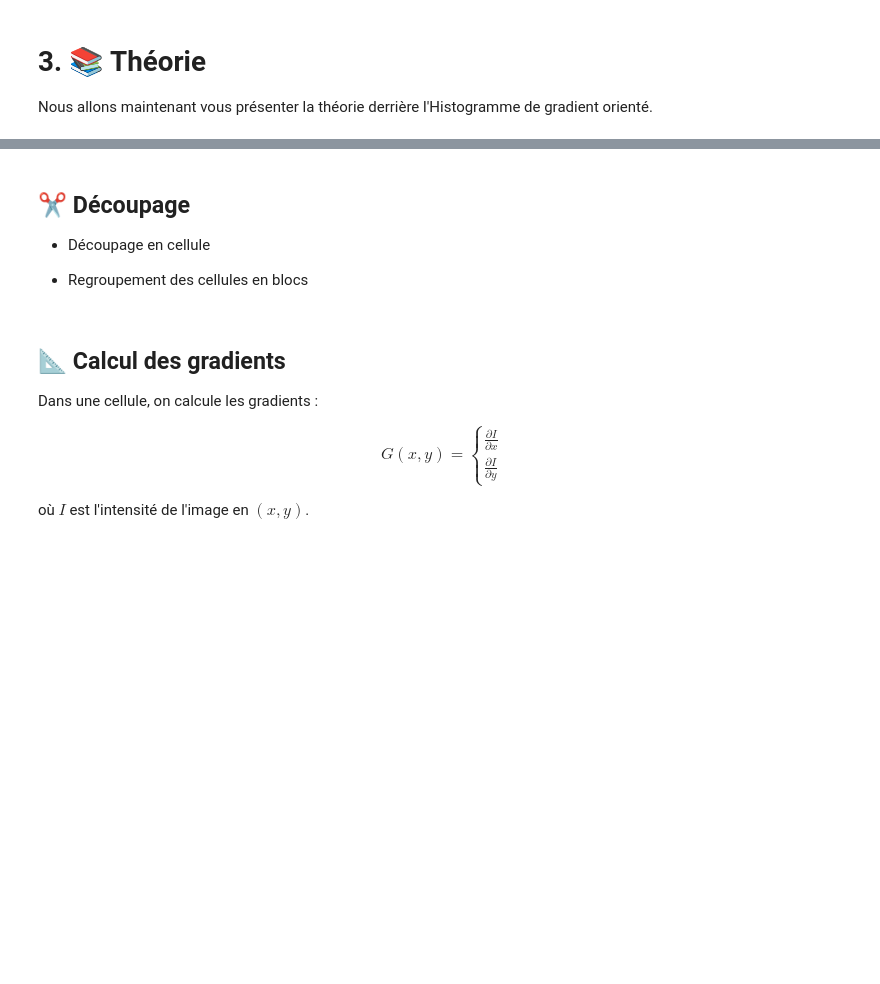
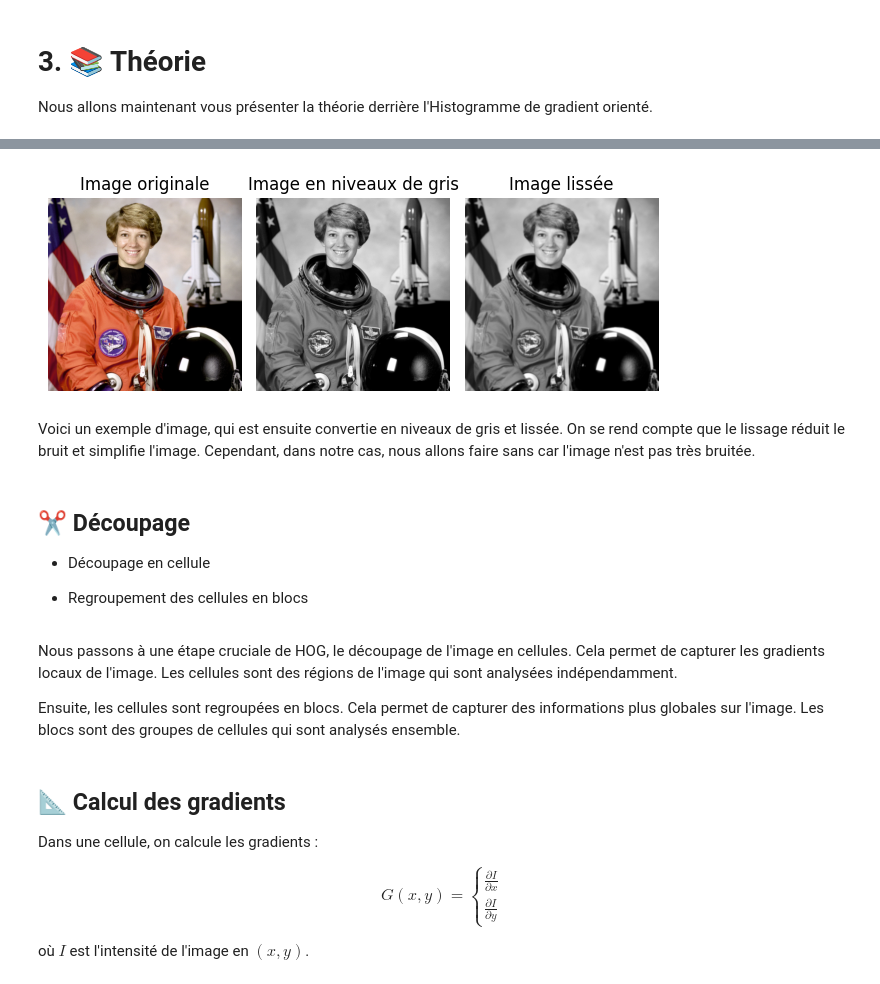
Before and after one commit to AlixANNERAUD/Histogram_of_oriented_gradients_presentation, a Jupyter notebook: Presentation.ipynb, the cells around one changed output, grey strips where cells are left out. Saved outputs shown, nothing was run; the diff lists cells and outputs as text; code cells hidden in the pictures; blank space fills up the shorter version.

```diff
--- a/Presentation.ipynb
+++ b/Presentation.ipynb
@@ -84,9 +122,19 @@ Nous allons maintenant vous présenter la théorie derrière l'Histogramme de gr
+# %%
+out()
+# %% [output]
+[figure, added]
+# %% [markdown]
+Voici un exemple d'image, qui est ensuite convertie en niveaux de gris et lissée. On se rend compte que le lissage réduit le bruit et simplifie l'image. Cependant, dans notre cas, nous allons faire sans car l'image n'est pas très bruitée.
 # %% [markdown]
 ## ✂️ Découpage
 
 - Découpage en cellule
 
 - Regroupement des cellules en blocs
+# %% [markdown]
+Nous passons à une étape cruciale de HOG, le découpage de l'image en cellules. Cela permet de capturer les gradients locaux de l'image. Les cellules sont des régions de l'image qui sont analysées indépendamment.
+
+Ensuite, les cellules sont regroupées en blocs. Cela permet de capturer des informations plus globales sur l'image. Les blocs sont des groupes de cellules qui sont analysés ensemble.
 # %% [markdown]
 ## 📐 Calcul des gradients
 
```
Also changed, not shown: parts of 24 cells of this notebook.
